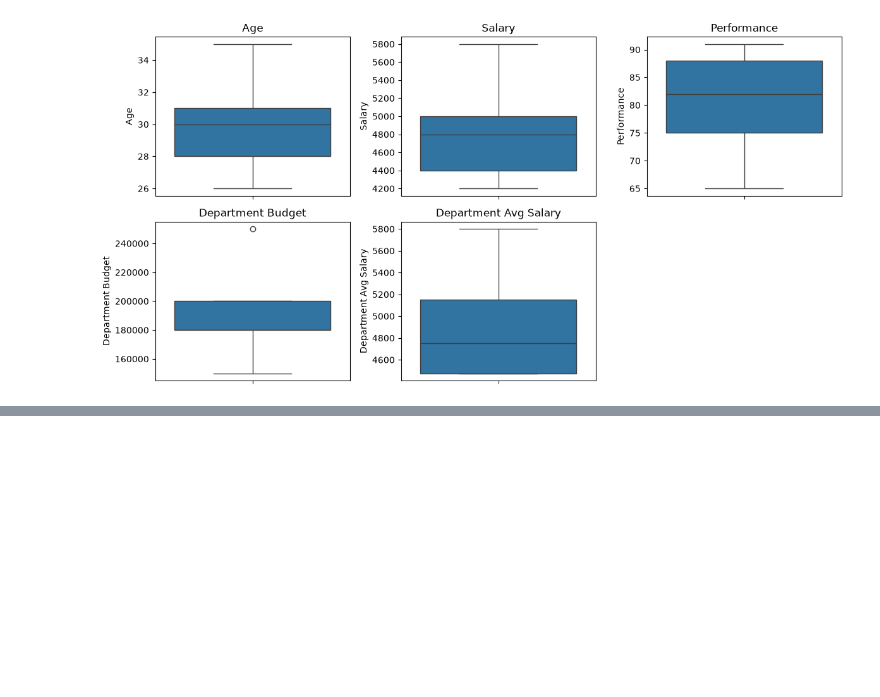
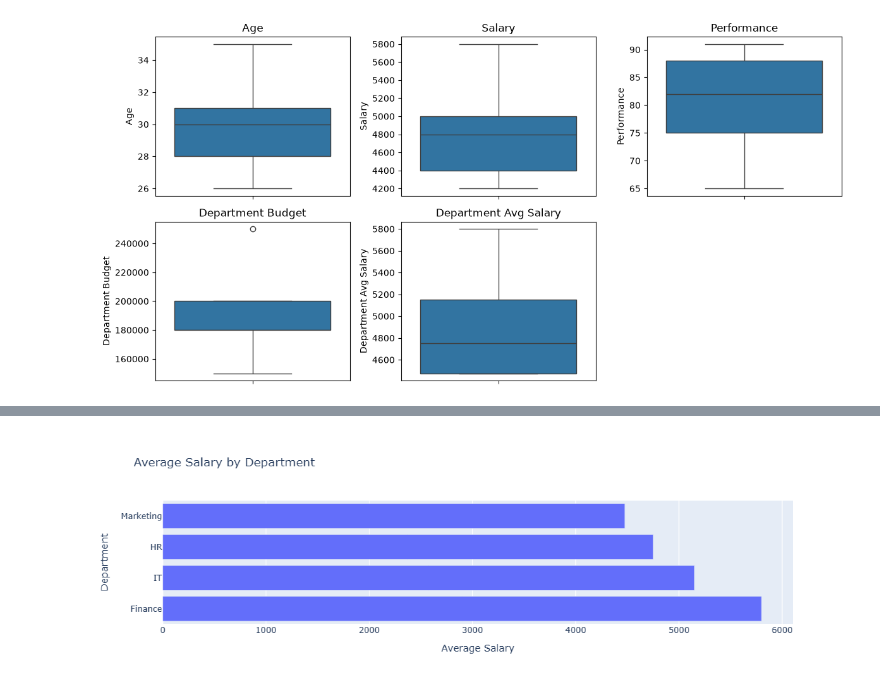
Before and after one commit to Maryam01-coder/data-science-class, a Jupyter notebook: employee_dataset.ipynb, the cells around one changed output, grey strips where cells are left out. Drawn from its saved outputs; the diff is of its cells as text; code cells hidden in the pictures; blank space fills up the shorter version.

```diff
--- a/employee_dataset.ipynb
+++ b/employee_dataset.ipynb
@@ -1001,0 +1063,16 @@ plt.show()
+# %%
+#plotly - average salary by department
+avg_salary = new_df.groupby("Department")["Salary"].mean().sort_values(ascending=False)
+fig1 = px.bar(
+    x = avg_salary.values,
+    y = avg_salary.index,
+    title = "Average Salary by Department"
+)
+fig1.update_layout(
+    xaxis_title="Average Salary",
+    yaxis_title= "Department"
+)
+
+fig1.show()
+# %% [output]
+[figure, added]
```
Also changed, not shown: parts of 10 cells of this notebook, 2 other files.
